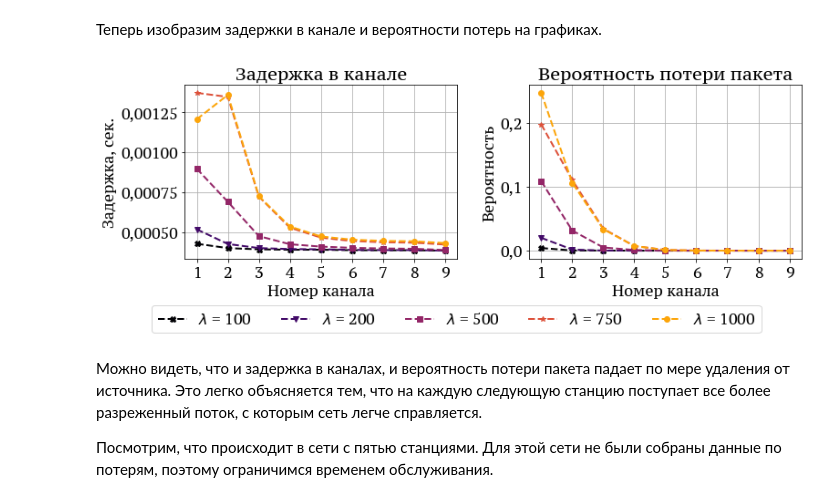
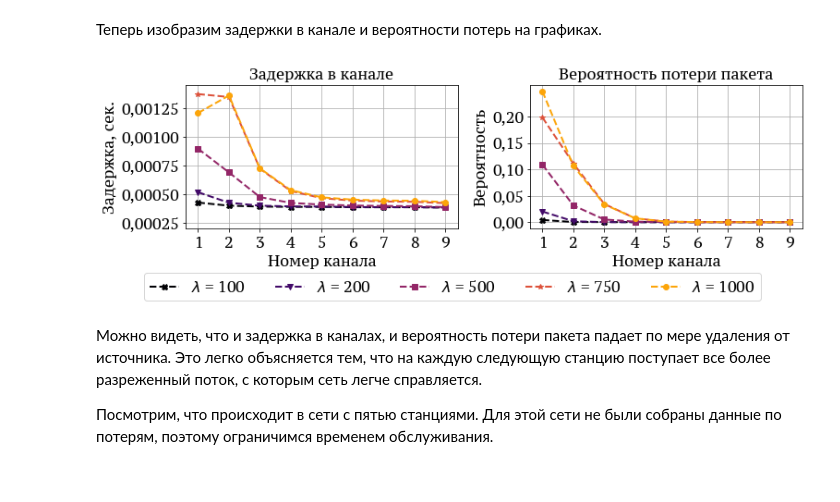
Before and after one commit to larioandr/thesis-queues, a Jupyter notebook: experiments/NsPhFit.ipynb, the cells around one changed output. Saved outputs shown, nothing was run; the diff lists cells and outputs as text; code cells hidden in the pictures.

```diff
--- a/experiments/NsPhFit.ipynb
+++ b/experiments/NsPhFit.ipynb
@@ -709,7 +717,7 @@ def plot_chan_props(
         loss_probs: Dict[int, Sequence[float]] = NET_10_LOSS_PROBS,
         image_name: str = ""
 ):
-    fig, axes = plt.subplots(1, 2, figsize=(11, 4))
+    fig, axes = plt.subplots(1, 2, figsize=(11, 3.5))
     ax0, ax1 = axes
 
     markers = ['X', 'v', 's', '*', 'o']
@@ -723,34 +731,37 @@ def plot_chan_props(
             "marker": markers[i],
             "markersize": 6,
             "label": fr"$\lambda$ = {rate}",
         }
 
         # На левом графике нарисуем задержки в каналах.
         ax0.plot(ox, response_times[rate], '--', **kwargs)
 
         # На правом графике нарисуем задержки в каналах.
         ax1.plot(ox, loss_probs[rate], '--', **kwargs)
 
     # Настраиваем оси и фон, рисуем легенду.
     for ax in axes:
         ax.grid()
         ax.set_xlabel("Номер канала")
         ax.set_xticks(ox)
 
     ax0.set_title("Задержка в канале")
     ax0.set_ylabel("Задержка, сек.")
+    ax0.set_yticks([0.00025, 0.0005, 0.00075, 0.001, 0.00125])
+    ax0.set_ylim((0.0002, 0.00145))
     ax1.set_title("Вероятность потери пакета")
     ax1.set_ylabel("Вероятность")
+    ax1.set_yticks([0, 0.05, 0.1, 0.15, 0.2])
 
     fig.legend(*ax0.get_legend_handles_labels(), loc="lower center",
                bbox_to_anchor=(0.5, -0.1), ncol=5)
 
     plt.tight_layout()
     savefig(image_name)
 
 plot_chan_props(image_name="ch4_ns3_net_10_props")
 # %% [output]
-[figure, old version]
+[figure, new version]
 # %% [markdown]
 Можно видеть, что и задержка в каналах, и вероятность потери пакета падает по
 мере удаления от источника. Это легко объясняется тем, что на каждую следующую
```
Also changed, not shown: parts of 13 cells of this notebook, 42 other files.
